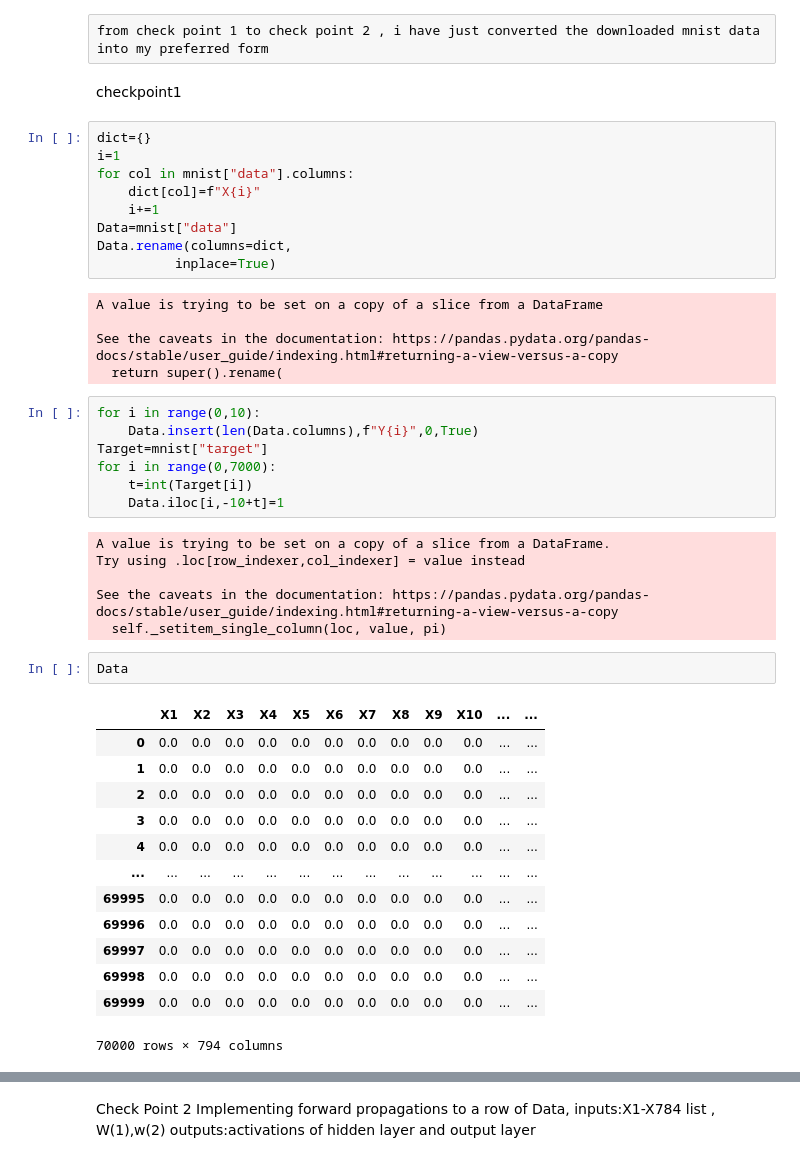
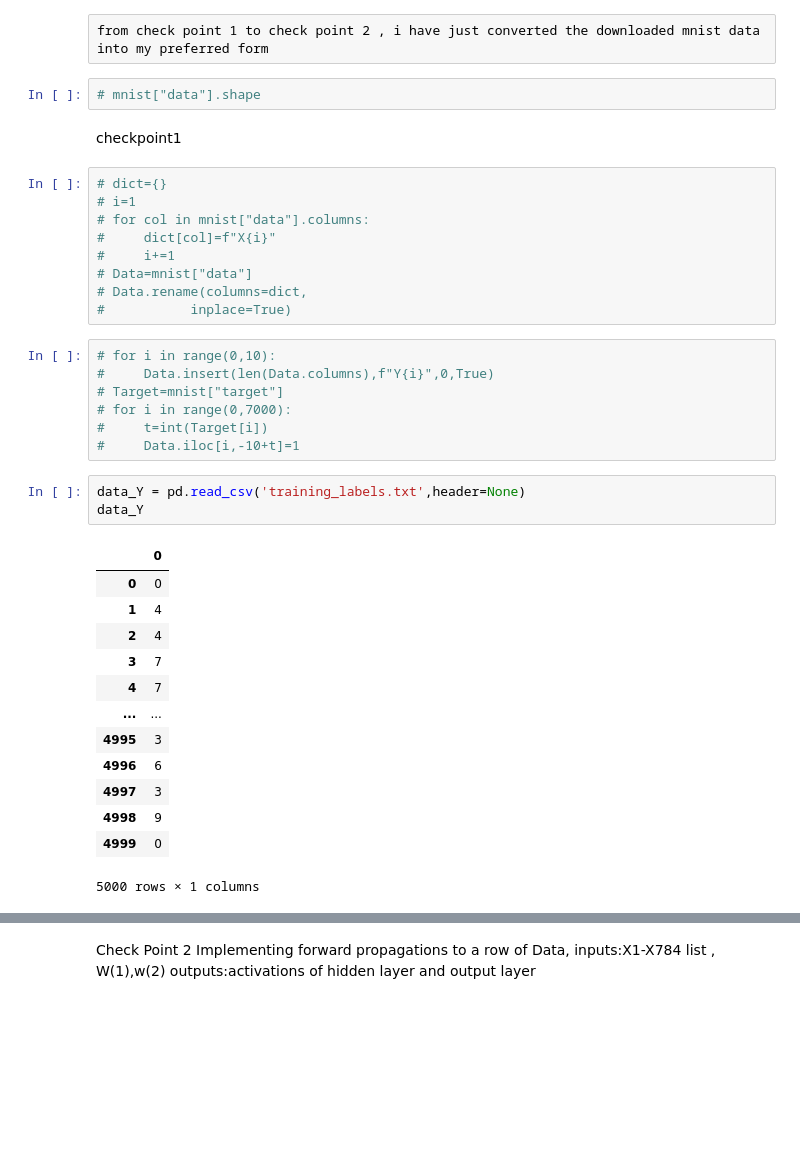
Before and after one commit to abcrohit/MNIST_NEURAL_NETWORKS, a Jupyter notebook: MNIST NN.ipynb, the cells around one changed output, grey strips where cells are left out. Saved outputs shown, nothing was run; the diff lists cells and outputs as text; blank space fills up the shorter version.

```diff
--- a/MNIST NN.ipynb
+++ b/MNIST NN.ipynb
@@ -8,47 +11,39 @@ mnist = fetch_openml('mnist_784', version=1, cache=True)
 # %% [raw]
 from check point 1 to check point 2 , i have just converted the downloaded mnist data into my preferred form
+# %%
+# mnist["data"].shape
 # %% [markdown]
 checkpoint1
 # %%
-dict={}
-i=1
-for col in mnist["data"].columns:
-    dict[col]=f"X{i}"
-    i+=1
-Data=mnist["data"]
-Data.rename(columns=dict,
-          inplace=True)
+# dict={}
+# i=1
+# for col in mnist["data"].columns:
+#     dict[col]=f"X{i}"
+#     i+=1
+# Data=mnist["data"]
+# Data.rename(columns=dict,
+#           inplace=True)
-# %% [output]
-A value is trying to be set on a copy of a slice from a DataFrame
-
-See the caveats in the documentation: https://pandas.pydata.org/pandas-docs/stable/user_guide/indexing.html#returning-a-view-versus-a-copy
-  return super().rename(
 # %%
-for i in range(0,10):
-    Data.insert(len(Data.columns),f"Y{i}",0,True)
-Target=mnist["target"]
-for i in range(0,7000):
-    t=int(Target[i])
-    Data.iloc[i,-10+t]=1
+# for i in range(0,10):
+#     Data.insert(len(Data.columns),f"Y{i}",0,True)
+# Target=mnist["target"]
+# for i in range(0,7000):
+#     t=int(Target[i])
+#     Data.iloc[i,-10+t]=1
-# %% [output]
-A value is trying to be set on a copy of a slice from a DataFrame.
-Try using .loc[row_indexer,col_indexer] = value instead
-
-See the caveats in the documentation: https://pandas.pydata.org/pandas-docs/stable/user_guide/indexing.html#returning-a-view-versus-a-copy
-  self._setitem_single_column(loc, value, pi)
-# %%
-Data
-# %% [output]
-|  | X1 | X2 | X3 | X4 | X5 | X6 | X7 | X8 | X9 | X10 | ... | ... |
-| 0 | 0.0 | 0.0 | 0.0 | 0.0 | 0.0 | 0.0 | 0.0 | 0.0 | 0.0 | 0.0 | ... | ... |
-| 1 | 0.0 | 0.0 | 0.0 | 0.0 | 0.0 | 0.0 | 0.0 | 0.0 | 0.0 | 0.0 | ... | ... |
-| 2 | 0.0 | 0.0 | 0.0 | 0.0 | 0.0 | 0.0 | 0.0 | 0.0 | 0.0 | 0.0 | ... | ... |
-| 3 | 0.0 | 0.0 | 0.0 | 0.0 | 0.0 | 0.0 | 0.0 | 0.0 | 0.0 | 0.0 | ... | ... |
-| 4 | 0.0 | 0.0 | 0.0 | 0.0 | 0.0 | 0.0 | 0.0 | 0.0 | 0.0 | 0.0 | ... | ... |
-| ... | ... | ... | ... | ... | ... | ... | ... | ... | ... | ... | ... | ... |
-| 69995 | 0.0 | 0.0 | 0.0 | 0.0 | 0.0 | 0.0 | 0.0 | 0.0 | 0.0 | 0.0 | ... | ... |
-| 69996 | 0.0 | 0.0 | 0.0 | 0.0 | 0.0 | 0.0 | 0.0 | 0.0 | 0.0 | 0.0 | ... | ... |
-| 69997 | 0.0 | 0.0 | 0.0 | 0.0 | 0.0 | 0.0 | 0.0 | 0.0 | 0.0 | 0.0 | ... | ... |
-| 69998 | 0.0 | 0.0 | 0.0 | 0.0 | 0.0 | 0.0 | 0.0 | 0.0 | 0.0 | 0.0 | ... | ... |
-| 69999 | 0.0 | 0.0 | 0.0 | 0.0 | 0.0 | 0.0 | 0.0 | 0.0 | 0.0 | 0.0 | ... | ... |
-70000 rows × 794 columns
+# %%
+data_Y = pd.read_csv('training_labels.txt',header=None)
+data_Y
+# %% [output]
+|  | 0 |
+| 0 | 0 |
+| 1 | 4 |
+| 2 | 4 |
+| 3 | 7 |
+| 4 | 7 |
+| ... | ... |
+| 4995 | 3 |
+| 4996 | 6 |
+| 4997 | 3 |
+| 4998 | 9 |
+| 4999 | 0 |
+5000 rows × 1 columns
```
Also changed, not shown: parts of 10 cells of this notebook, 2 other files.
